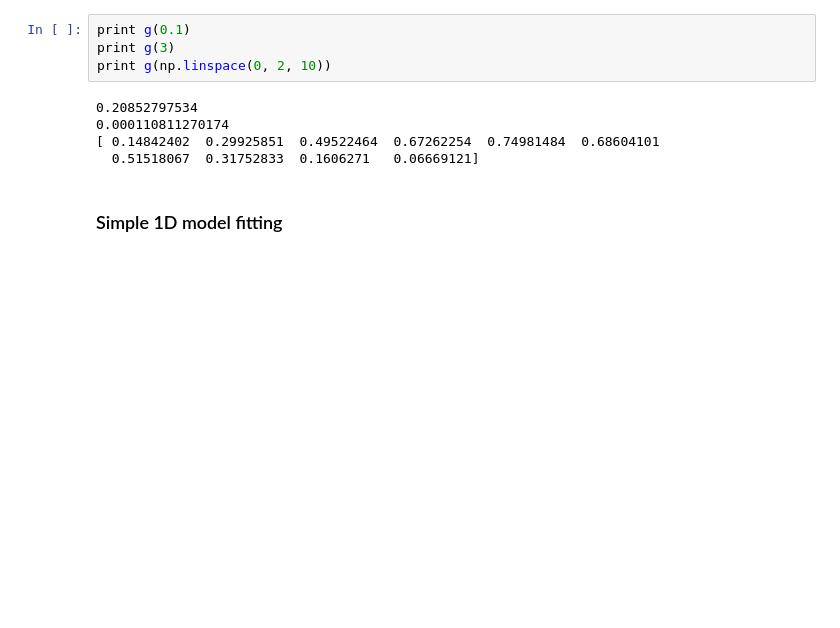
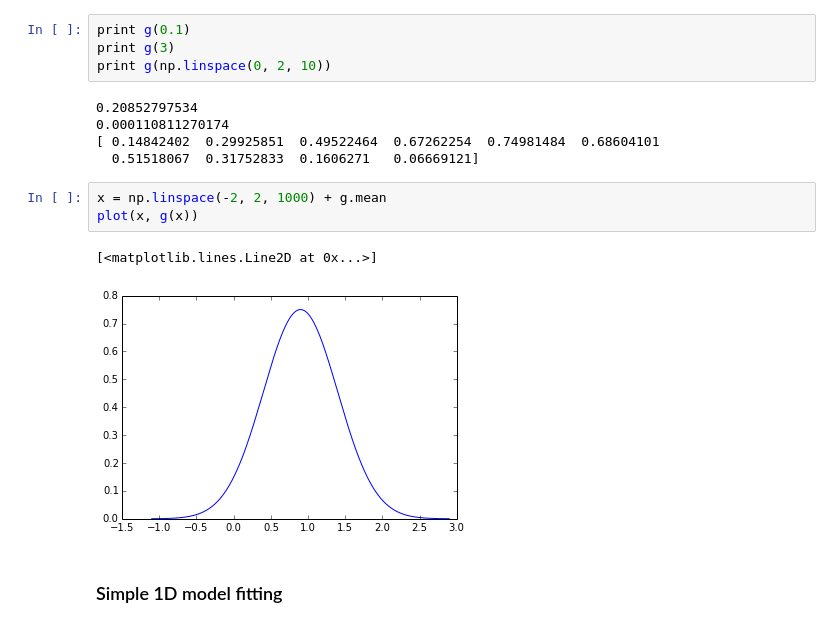
Before and after one commit to iastro-pt/python-for-astronomers, a Jupyter notebook: notebooks/Class 3 - astropy.ipynb, the cells around one changed output. Drawn from its saved outputs; the diff is of its cells as text; blank space fills up the shorter version.

```diff
--- a/notebooks/Class 3 - astropy.ipynb
+++ b/notebooks/Class 3 - astropy.ipynb
@@ -163,6 +168,12 @@ print g(np.linspace(0, 2, 10))
 0.000110811270174
 [ 0.14842402  0.29925851  0.49522464  0.67262254  0.74981484  0.68604101
   0.51518067  0.31752833  0.1606271   0.06669121]
+# %%
+x = np.linspace(-2, 2, 1000) + g.mean
+plot(x, g(x))
+# %% [output]
+[<matplotlib.lines.Line2D at 0x...>]
+[figure, added]
 # %% [markdown]
 ### Simple 1D model fitting
 # %%
```
Also changed, not shown: parts of 4 cells of this notebook, 2 other files.
